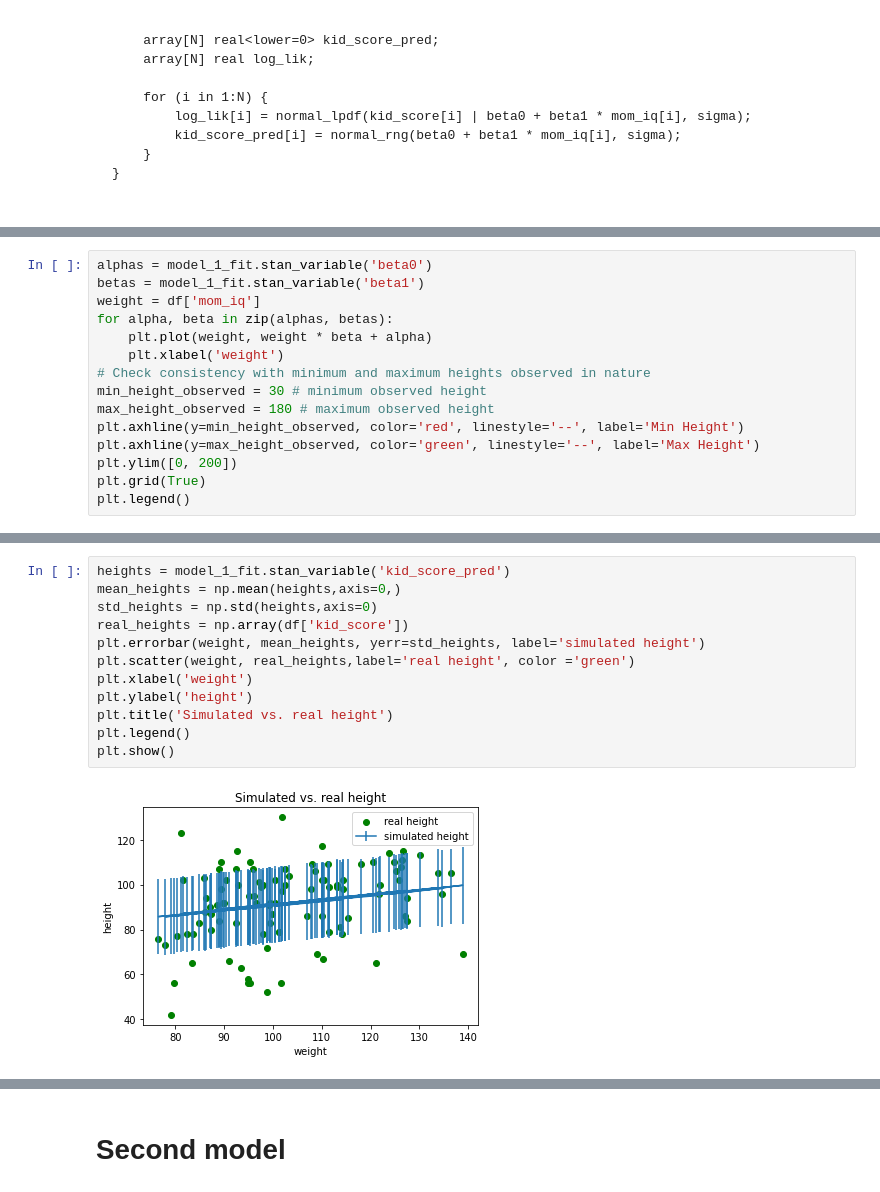
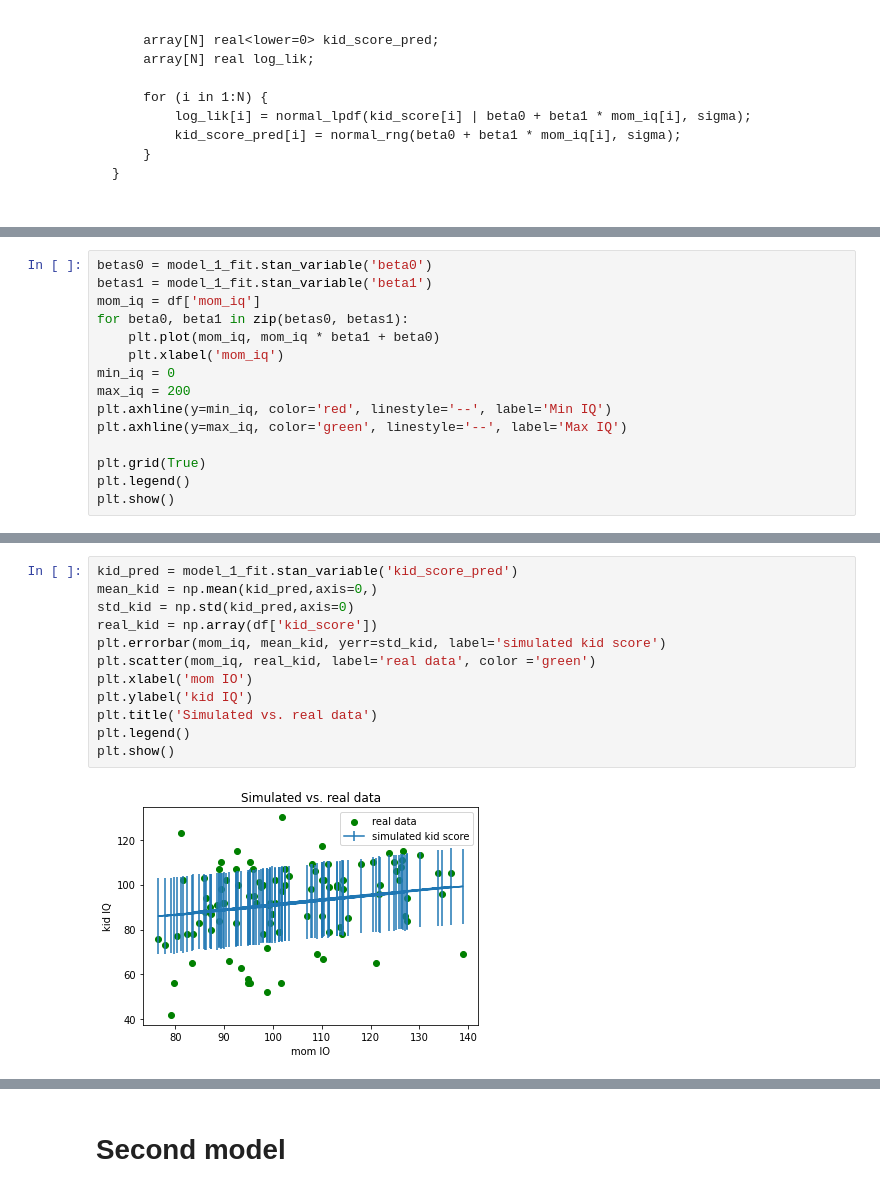
Before and after one commit to Sylwiam12/kidiq, a Jupyter notebook: kid_iq_FULL.ipynb, the cells around one changed output, grey strips where cells are left out. Cells and saved outputs as stored; diff of their text form.

```diff
--- a/kid_iq_FULL.ipynb
+++ b/kid_iq_FULL.ipynb
@@ -317,16 +319,16 @@ INFO:cmdstanpy:CmdStan done processing.
 # %%
-alphas = model_1_fit.stan_variable('beta0')
-betas = model_1_fit.stan_variable('beta1')
-weight = df['mom_iq']
-for alpha, beta in zip(alphas, betas):
-    plt.plot(weight, weight * beta + alpha)
-    plt.xlabel('weight')
-# Check consistency with minimum and maximum heights observed in nature
-min_height_observed = 30 # minimum observed height
-max_height_observed = 180 # maximum observed height
-plt.axhline(y=min_height_observed, color='red', linestyle='--', label='Min Height')
-plt.axhline(y=max_height_observed, color='green', linestyle='--', label='Max Height')
-plt.ylim([0, 200])
+betas0 = model_1_fit.stan_variable('beta0')
+betas1 = model_1_fit.stan_variable('beta1')
+mom_iq = df['mom_iq']
+for beta0, beta1 in zip(betas0, betas1):
+    plt.plot(mom_iq, mom_iq * beta1 + beta0)
+    plt.xlabel('mom_iq')
+min_iq = 0
+max_iq = 200
+plt.axhline(y=min_iq, color='red', linestyle='--', label='Min IQ')
+plt.axhline(y=max_iq, color='green', linestyle='--', label='Max IQ')
+
 plt.grid(True)
 plt.legend()
+plt.show()
 # %% [output]
@@ -335,14 +338,14 @@ plt.legend()
 # %%
-heights = model_1_fit.stan_variable('kid_score_pred')
-mean_heights = np.mean(heights,axis=0,)
-std_heights = np.std(heights,axis=0)
-real_heights = np.array(df['kid_score'])
-plt.errorbar(weight, mean_heights, yerr=std_heights, label='simulated height')
-plt.scatter(weight, real_heights,label='real height', color ='green')
-plt.xlabel('weight')
-plt.ylabel('height')
-plt.title('Simulated vs. real height')
+kid_pred = model_1_fit.stan_variable('kid_score_pred')
+mean_kid = np.mean(kid_pred,axis=0,)
+std_kid = np.std(kid_pred,axis=0)
+real_kid = np.array(df['kid_score'])
+plt.errorbar(mom_iq, mean_kid, yerr=std_kid, label='simulated kid score')
+plt.scatter(mom_iq, real_kid, label='real data', color ='green')
+plt.xlabel('mom IO')
+plt.ylabel('kid IQ')
+plt.title('Simulated vs. real data')
 plt.legend()
 plt.show()
 # %% [output]
-[figure, old version]
+[figure, new version]
```
Also changed, not shown: parts of 14 cells of this notebook.
